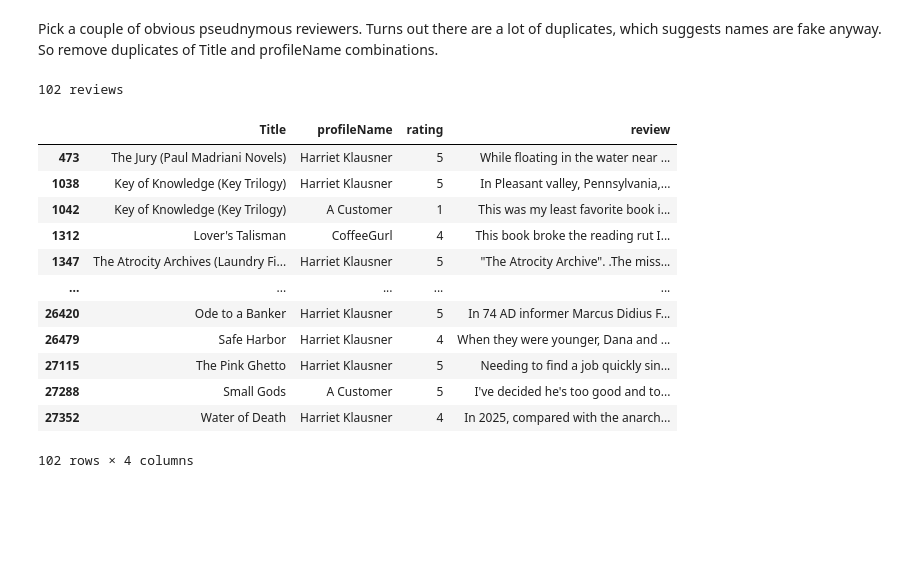
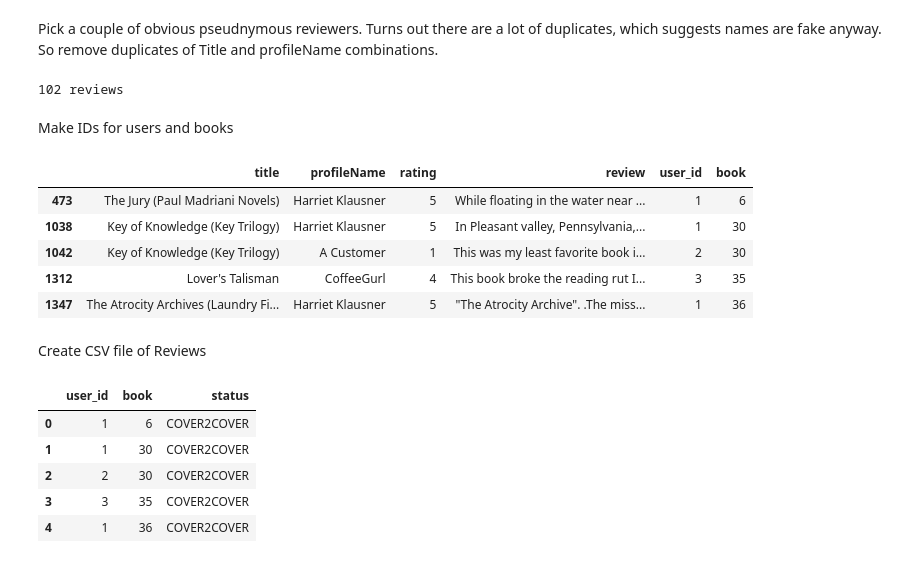
Before and after one commit to karencfisher/fiction-readers-app, a Jupyter notebook: etl/reviews.ipynb, the cells around one changed output. Drawn from its saved outputs; the diff is of its cells as text; code cells hidden in the pictures; blank space fills up the shorter version.

Commit message:
refactored sample data

```diff
--- a/etl/reviews.ipynb
+++ b/etl/reviews.ipynb
@@ -59,24 +60,32 @@ Name: profileName, dtype: int64
 Pick a couple of obvious pseudnymous reviewers. Turns out there are a lot of duplicates, which suggests names are fake anyway. So remove duplicates of Title and profileName combinations.
 # %%
 reviews_df = merged_df[merged_df['profileName'].isin(['Harriet Klausner', 'A Customer', 'CoffeeGurl'])]
-reviews_df.drop_duplicates(subset=['Title', 'profileName'], inplace=True)
+reviews_df.drop_duplicates(subset=['title', 'profileName'], inplace=True)
 reviews_df.rename(columns={'review/score': 'rating', 'review/text': 'review'}, inplace=True)
 reviews_df['rating'] = reviews_df['rating'].astype(int)
 print(f'{reviews_df.shape[0]} reviews')
-reviews_df
 # %% [output]
 102 reviews
-|  | Title | profileName | rating | review |
-| 473 | The Jury (Paul Madriani Novels) | Harriet Klausner | 5 | While floating in the water near ... |
-| 1038 | Key of Knowledge (Key Trilogy) | Harriet Klausner | 5 | In Pleasant valley, Pennsylvania,... |
-| 1042 | Key of Knowledge (Key Trilogy) | A Customer | 1 | This was my least favorite book i... |
-| 1312 | Lover's Talisman | CoffeeGurl | 4 | This book broke the reading rut I... |
-| 1347 | The Atrocity Archives (Laundry Fi... | Harriet Klausner | 5 | "The Atrocity Archive". .The miss... |
-| ... | ... | ... | ... | ... |
-| 26420 | Ode to a Banker | Harriet Klausner | 5 | In 74 AD informer Marcus Didius F... |
-| 26479 | Safe Harbor | Harriet Klausner | 4 | When they were younger, Dana and ... |
-| 27115 | The Pink Ghetto | Harriet Klausner | 5 | Needing to find a job quickly sin... |
-| 27288 | Small Gods | A Customer | 5 | I've decided he's too good and to... |
-| 27352 | Water of Death | Harriet Klausner | 4 | In 2025, compared with the anarch... |
-102 rows × 4 columns
+# %% [markdown]
+Make IDs for users and books
+# %%
+import json
+with open('../data/users.json', 'r')as FILE:
+    users = json.load(FILE)
+user_list = [user['username'] for user in users]
+reviews_df['user_id'] = reviews_df['profileName'].apply(lambda x: user_list.index(x)+1)
+
+title_list = fiction_df['title'].tolist()
+reviews_df['book'] = reviews_df['title'].apply(lambda x: title_list.index(x)+1)
+
+reviews_df.head()
+# %% [output]
+|  | title | profileName | rating | review | user_id | book |
+| 473 | The Jury (Paul Madriani Novels) | Harriet Klausner | 5 | While floating in the water near ... | 1 | 6 |
+| 1038 | Key of Knowledge (Key Trilogy) | Harriet Klausner | 5 | In Pleasant valley, Pennsylvania,... | 1 | 30 |
+| 1042 | Key of Knowledge (Key Trilogy) | A Customer | 1 | This was my least favorite book i... | 2 | 30 |
+| 1312 | Lover's Talisman | CoffeeGurl | 4 | This book broke the reading rut I... | 3 | 35 |
+| 1347 | The Atrocity Archives (Laundry Fi... | Harriet Klausner | 5 | "The Atrocity Archive". .The miss... | 1 | 36 |
+# %% [markdown]
+Create CSV file of Reviews
 # %%
@@ -83 +93,21 @@ reviews_df
 reviews_df.to_csv('../data/reviews.csv', index=False)
+# %%
+reader_logs = []
+for _, row in reviews_df.iterrows():
+    log = {
+        'user_id': row['user_id'],
+        'book': row['book'],
+        'status': 'COVER2COVER'
+    }
+    reader_logs.append(log)
+
+reader_logs_df = pd.DataFrame(reader_logs)
+reader_logs_df.to_csv('../data/reader_logs.csv', index=False)
+reader_logs_df.head()
+# %% [output]
+|  | user_id | book | status |
+| 0 | 1 | 6 | COVER2COVER |
+| 1 | 1 | 30 | COVER2COVER |
+| 2 | 2 | 30 | COVER2COVER |
+| 3 | 3 | 35 | COVER2COVER |
+| 4 | 1 | 36 | COVER2COVER |
```
Also changed, not shown: parts of 4 cells of this notebook, 10 other files.
